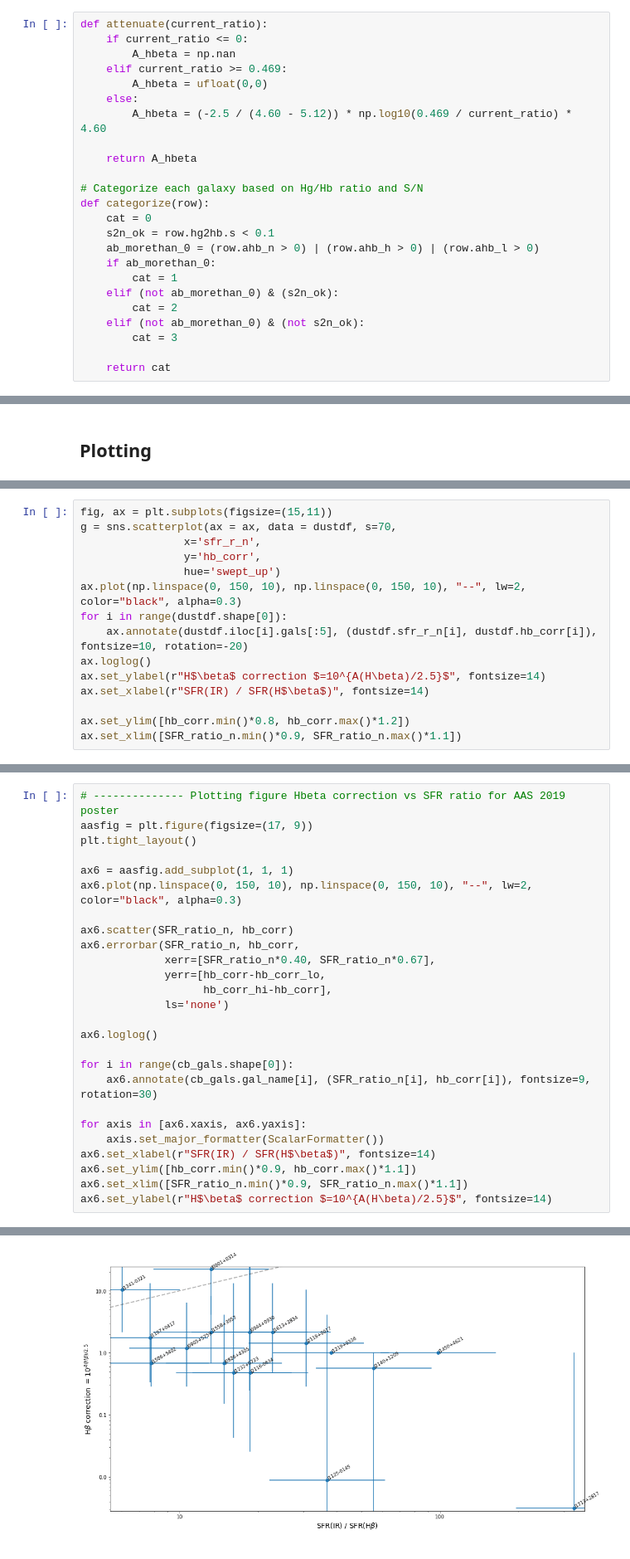
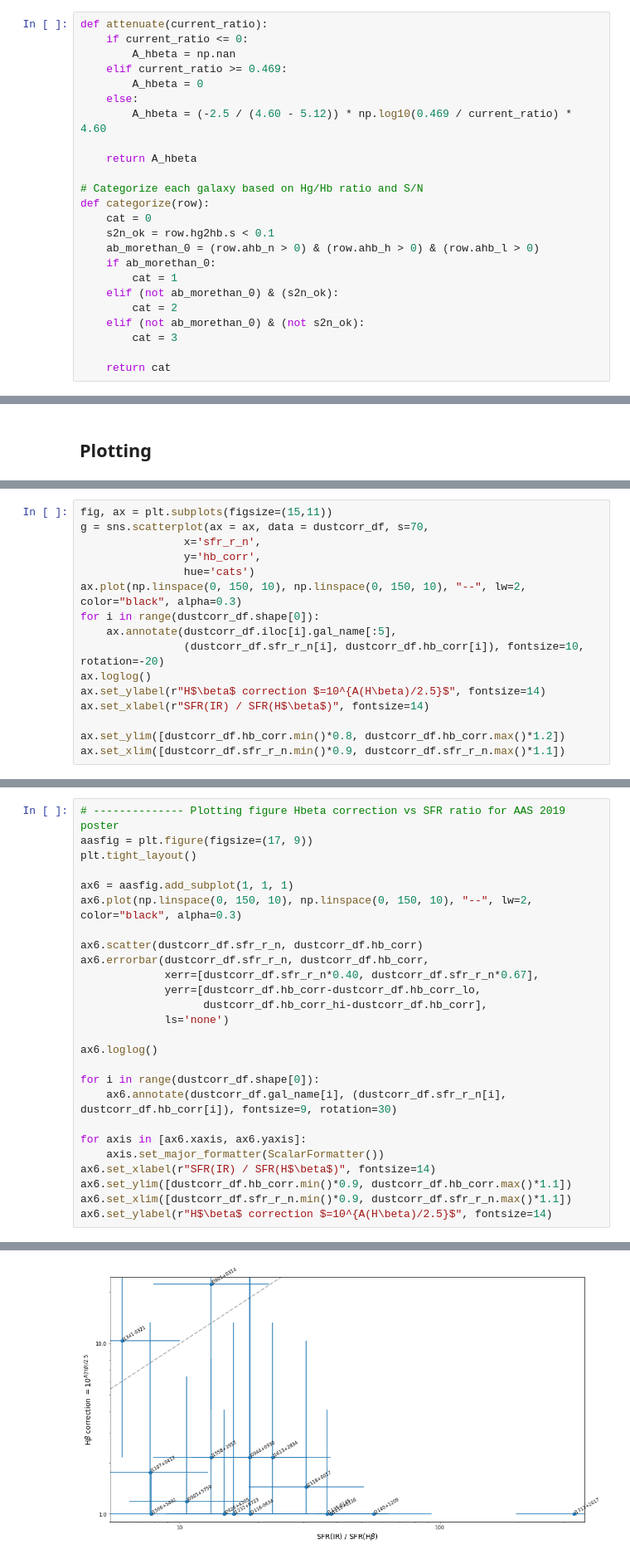
Before and after one commit to aleksds/bates_galaxies_lab, a Jupyter notebook: hires/cb_thesis.ipynb, the cells around one changed output, grey strips where cells are left out. Shown: that part at 83% size. Drawn from its saved outputs; the diff is of its cells as text.

```diff
--- a/hires/cb_thesis.ipynb
+++ b/hires/cb_thesis.ipynb
@@ -72,7 +72,7 @@ def attenuate(current_ratio):
     if current_ratio <= 0:
         A_hbeta = np.nan
     elif current_ratio >= 0.469:
-        A_hbeta = ufloat(0,0)
+        A_hbeta = 0
     else:
         A_hbeta = (-2.5 / (4.60 - 5.12)) * np.log10(0.469 / current_ratio) * 4.60
 
@@ -82,7 +82,7 @@ def attenuate(current_ratio):
 def categorize(row):
     cat = 0
     s2n_ok = row.hg2hb.s < 0.1
-    ab_morethan_0 = (row.ahb_n > 0) | (row.ahb_h > 0) | (row.ahb_l > 0)
+    ab_morethan_0 = (row.ahb_n > 0) & (row.ahb_h > 0) & (row.ahb_l > 0)
     if ab_morethan_0:
         cat = 1
     elif (not ab_morethan_0) & (s2n_ok):
@@ -170,17 +184,18 @@ AttributeError: 'DataFrame' object has no attribute 'cats'
 # %%
 fig, ax = plt.subplots(figsize=(15,11))
-g = sns.scatterplot(ax = ax, data = dustdf, s=70,
+g = sns.scatterplot(ax = ax, data = dustcorr_df, s=70,
                 x='sfr_r_n',
                 y='hb_corr',
-                hue='swept_up')
+                hue='cats')
 ax.plot(np.linspace(0, 150, 10), np.linspace(0, 150, 10), "--", lw=2, color="black", alpha=0.3)
-for i in range(dustdf.shape[0]):
-    ax.annotate(dustdf.iloc[i].gals[:5], (dustdf.sfr_r_n[i], dustdf.hb_corr[i]), fontsize=10, rotation=-20)
+for i in range(dustcorr_df.shape[0]):
+    ax.annotate(dustcorr_df.iloc[i].gal_name[:5],
+                (dustcorr_df.sfr_r_n[i], dustcorr_df.hb_corr[i]), fontsize=10, rotation=-20)
 ax.loglog()
 ax.set_ylabel(r"H$\beta$ correction $=10^{A(H\beta)/2.5}$", fontsize=14)
 ax.set_xlabel(r"SFR(IR) / SFR(H$\beta$)", fontsize=14)
 
-ax.set_ylim([hb_corr.min()*0.8, hb_corr.max()*1.2])
-ax.set_xlim([SFR_ratio_n.min()*0.9, SFR_ratio_n.max()*1.1])
+ax.set_ylim([dustcorr_df.hb_corr.min()*0.8, dustcorr_df.hb_corr.max()*1.2])
+ax.set_xlim([dustcorr_df.sfr_r_n.min()*0.9, dustcorr_df.sfr_r_n.max()*1.1])
 # %% [output]
 (5.420226617851459, 359.3238486225088)
@@ -188,29 +203,29 @@ ax.set_xlim([SFR_ratio_n.min()*0.9, SFR_ratio_n.max()*1.1])
 # %%
 # -------------- Plotting figure Hbeta correction vs SFR ratio for AAS 2019 poster
 aasfig = plt.figure(figsize=(17, 9))
 plt.tight_layout()
 
 ax6 = aasfig.add_subplot(1, 1, 1)
 ax6.plot(np.linspace(0, 150, 10), np.linspace(0, 150, 10), "--", lw=2, color="black", alpha=0.3)
 
-ax6.scatter(SFR_ratio_n, hb_corr)
-ax6.errorbar(SFR_ratio_n, hb_corr,
-             xerr=[SFR_ratio_n*0.40, SFR_ratio_n*0.67],
-             yerr=[hb_corr-hb_corr_lo,
-                   hb_corr_hi-hb_corr],
+ax6.scatter(dustcorr_df.sfr_r_n, dustcorr_df.hb_corr)
+ax6.errorbar(dustcorr_df.sfr_r_n, dustcorr_df.hb_corr,
+             xerr=[dustcorr_df.sfr_r_n*0.40, dustcorr_df.sfr_r_n*0.67],
+             yerr=[dustcorr_df.hb_corr-dustcorr_df.hb_corr_lo,
+                   dustcorr_df.hb_corr_hi-dustcorr_df.hb_corr],
              ls='none')
 
 ax6.loglog()
 
-for i in range(cb_gals.shape[0]):
-    ax6.annotate(cb_gals.gal_name[i], (SFR_ratio_n[i], hb_corr[i]), fontsize=9, rotation=30)
+for i in range(dustcorr_df.shape[0]):
+    ax6.annotate(dustcorr_df.gal_name[i], (dustcorr_df.sfr_r_n[i], dustcorr_df.hb_corr[i]), fontsize=9, rotation=30)
 
 for axis in [ax6.xaxis, ax6.yaxis]:
     axis.set_major_formatter(ScalarFormatter())
 ax6.set_xlabel(r"SFR(IR) / SFR(H$\beta$)", fontsize=14)
-ax6.set_ylim([hb_corr.min()*0.9, hb_corr.max()*1.1])
-ax6.set_xlim([SFR_ratio_n.min()*0.9, SFR_ratio_n.max()*1.1])
+ax6.set_ylim([dustcorr_df.hb_corr.min()*0.9, dustcorr_df.hb_corr.max()*1.1])
+ax6.set_xlim([dustcorr_df.sfr_r_n.min()*0.9, dustcorr_df.sfr_r_n.max()*1.1])
 ax6.set_ylabel(r"H$\beta$ correction $=10^{A(H\beta)/2.5}$", fontsize=14)
 # %% [output]
 Text(0, 0.5, 'H$\\beta$ correction $=10^{A(H\\beta)/2.5}$')
-[figure, old version]
+[figure, new version]
```
Also changed, not shown: parts of 9 cells of this notebook.
